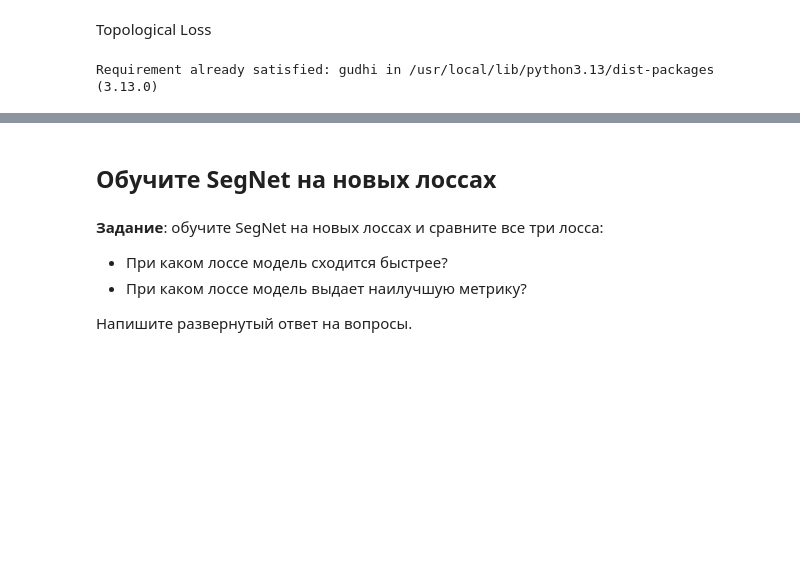
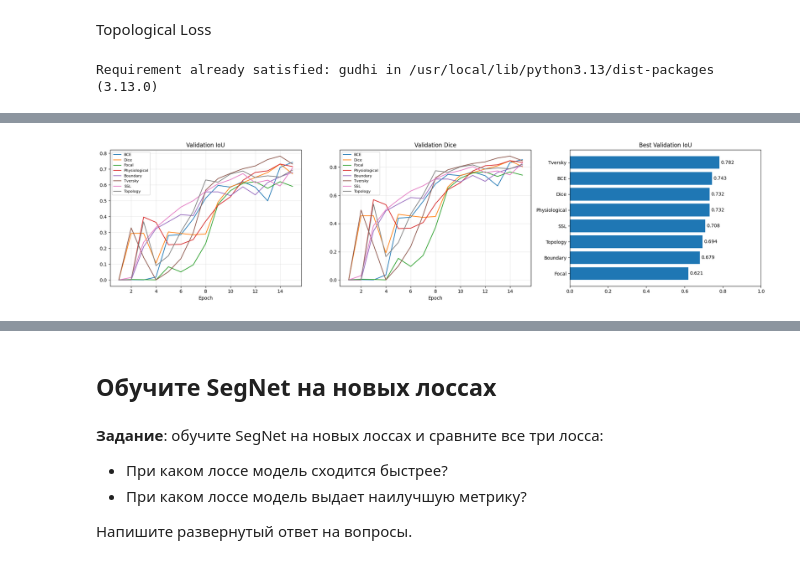
Before and after one commit to mymindinsane/DLS, a Jupyter notebook: hw_6_semantic_segmentation.ipynb, the cells around one changed output, grey strips where cells are left out. Cells and saved outputs as stored; diff of their text form; code cells hidden in the pictures; blank space fills up the shorter version.

Commit message:
bonus done

```diff
--- a/hw_6_semantic_segmentation.ipynb
+++ b/hw_6_semantic_segmentation.ipynb
@@ -1154,0 +1204,8 @@ def topological_loss(logits, labels, patch_size=64,
+# %%
+bonus_loss_functions = {
+    "Physiological": physiological_loss,
+    "Boundary": boundary_loss,
+    "Tversky": tversky_loss,
+    "SSL": structural_similarity_loss,
+    "Topology": topological_loss
+}
@@ -1154,0 +1466,34 @@ def topological_loss(logits, labels, patch_size=64,
+# %%
+fig, axes = plt.subplots(1, 3, figsize=(20, 5))
+
+for name, h in all_histories.items():
+    epochs = np.arange(1, len(h["val_iou"]) + 1)
+
+    axes[0].plot(epochs, h["val_iou"], label=name)
+    axes[1].plot(epochs, h["val_dice"], label=name)
+
+axes[0].set_title("Validation IoU")
+axes[0].set_xlabel("Epoch")
+
+axes[1].set_title("Validation Dice")
+axes[1].set_xlabel("Epoch")
+
+for ax in axes[:2]:
+    ax.grid(alpha=0.3)
+    ax.legend(fontsize=8)
+
+sorted_df = results_df.sort_values("Best IoU")
+
+bars = axes[2].barh(
+    sorted_df["Loss"],
+    sorted_df["Best IoU"]
+)
+
+axes[2].bar_label(bars, fmt="%.3f", padding=3)
+axes[2].set_title("Best Validation IoU")
+axes[2].set_xlim(0, 1)
+
+plt.tight_layout()
+plt.show()
+# %% [output]
+[figure, added]
```
Also changed, not shown: parts of 24 cells of this notebook.
